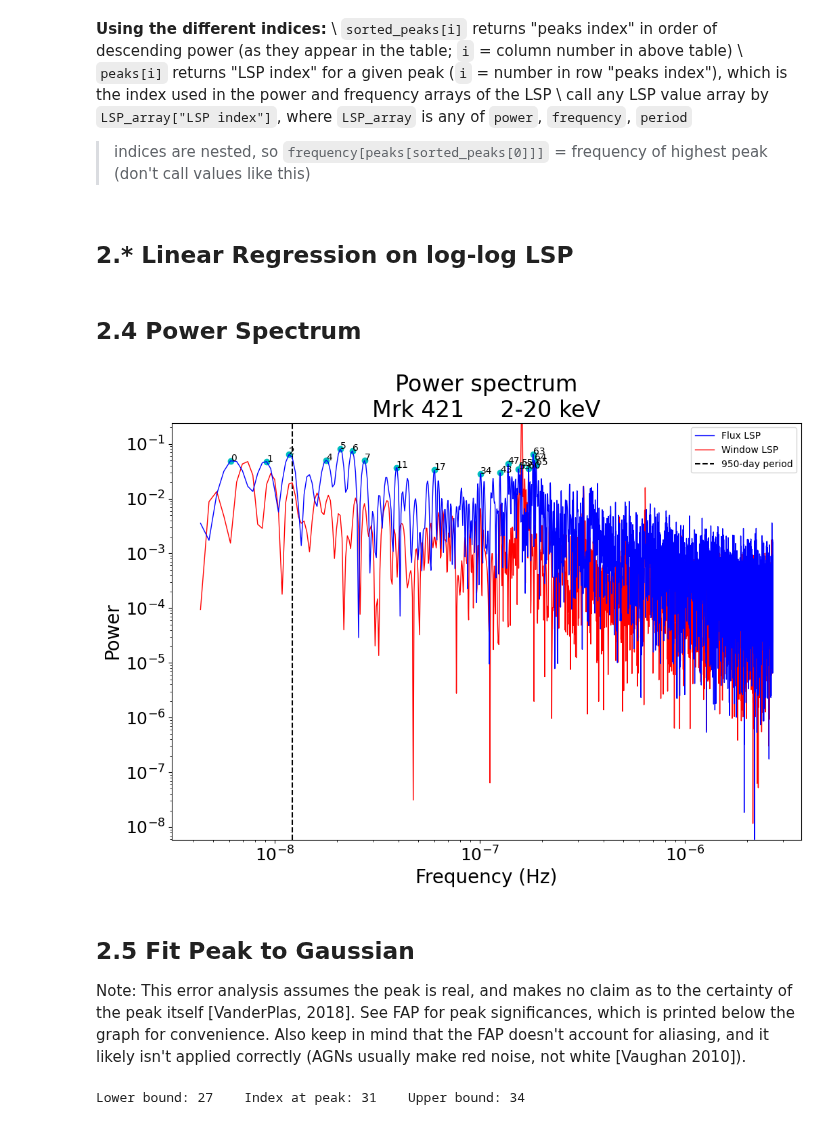
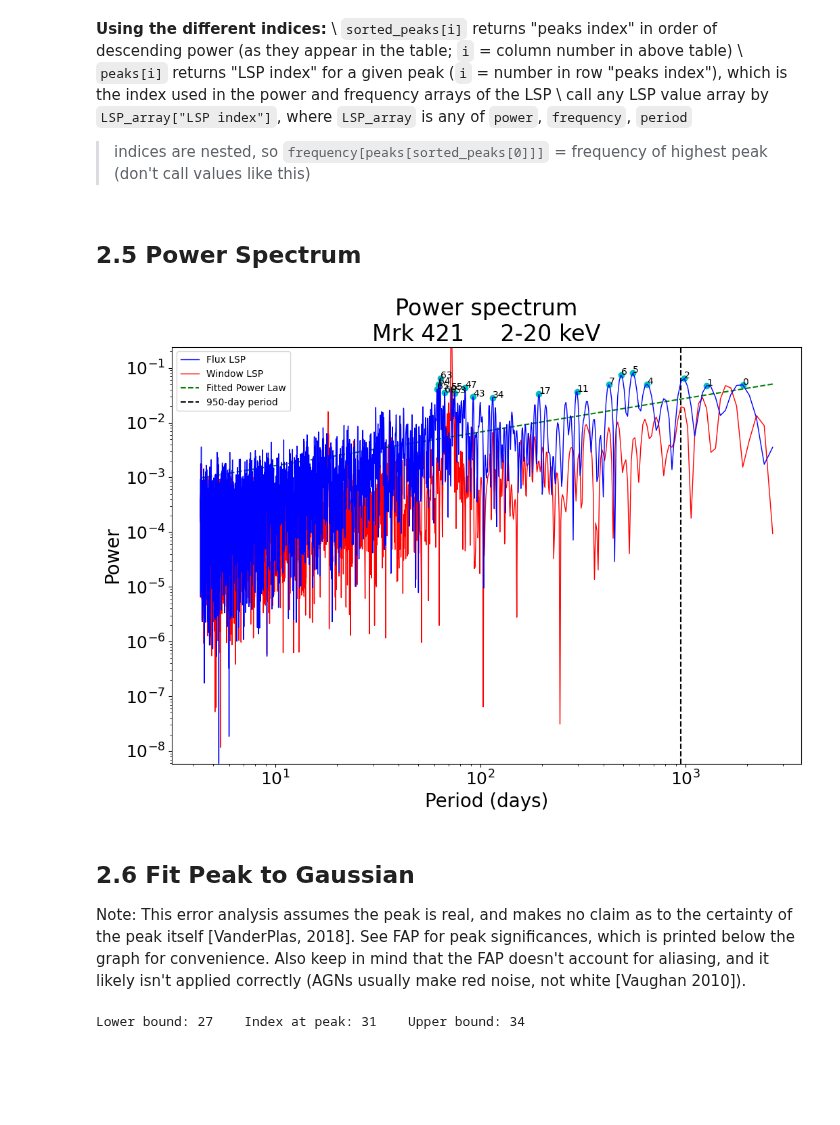
Before and after one commit to Beauremontt/AGN-Flux-Timing-Analysis, a Jupyter notebook: AGNFluxTimingAnalysis.ipynb, the cells around one changed output. Drawn from its saved outputs; the diff is of its cells as text; code cells hidden in the pictures; blank space fills up the shorter version.

Commit message:
Plots fitted power law in power spectrum

```diff
--- a/AGNFluxTimingAnalysis.ipynb
+++ b/AGNFluxTimingAnalysis.ipynb
@@ -297,5 +331,3 @@ FAP             1.05918e-39  7.76237e-36  9.58386e-31  5.32815e-30  2.13269e-22
 `peaks[i]` returns  "LSP index" for a given peak (`i` = number in row "peaks index"), which is the index used in the power and frequency arrays of the LSP \\
 call any LSP value array by `LSP_array["LSP index"]`, where `LSP_array` is any of `power`, `frequency`, `period`
 > indices are nested, so `frequency[peaks[sorted_peaks[0]]]` = frequency of highest peak (don't call values like this)
-# %% [markdown]
-## 2.* Linear Regression on log-log LSP
@@ -304,10 +334,10 @@ call any LSP value array by `LSP_array["LSP index"]`, where `LSP_array` is any o
 # %% [markdown]
-## 2.4 Power Spectrum
+## 2.5 Power Spectrum
 # %%
 # @title  { form-width: "25%" }
 
 # whether to plot the LSP in frequency or period space
-lsp_xaxis = "Frequency (Hz)" # @param ["Frequency (Hz)", "Period (days)"]
+lsp_xaxis = "Period (days)" # @param ["Frequency (Hz)", "Period (days)"]
 
 # period in days to be plotted as a vertical line on the power spectrum
 day_bar = 950 # @param {type:"raw"}
@@ -333,12 +363,16 @@ plt.subplots(1,1,figsize=(12,8))
 if lsp_xaxis == 'Frequency (Hz)':
   lsp_xs = frequency
   tht_xs = ffrequency
+  fit_xs = freq_exp
 else:
   lsp_xs = period
   tht_xs = pperiod
+  fit_xs = period_exp
 plt.plot(lsp_xs, power, 'b', linewidth=1, label='Flux LSP', zorder=3)
 plt.plot(tht_xs, ppower,'r', linewidth=1, label='Window LSP', zorder=2)
 
+# plot linear fit based on log-log plot
+plt.plot(fit_xs, exponential(freq_exp, prefactor, exponent), 'g--', label='Fitted Power Law')
 
 # plot vertical line for scrubbing
 if day_bar != 0 and day_bar != None:
@@ -354,36 +388,36 @@ if top_peaks > 0:
   high_peaks = sorted_peaks[:top_peaks]  # pick out peaks indices of top 1% of peaks
   idx_high = peaks[high_peaks]  # peaks indices to LSP indices
   plt.scatter(lsp_xs[idx_high], power[idx_high], color='c')  # places dots on graph
   for i in range(len(idx_high)):  # label dots with peaks index
     plt.text(lsp_xs[idx_high[i]], power[idx_high[i]], str(high_peaks[i]))
 
 
 # plot labels
 plt.title(f'Power spectrum\n{flux_source}     {band_label}', fontsize=24)
 plt.xlabel(lsp_xaxis, fontsize=20)
 plt.ylabel('Power', fontsize=20)
 plt.tick_params(labelsize=18)
 plt.legend()
 
 # scaling of plot
 plt.xscale('log')
 plt.yscale(lsp_yscale)
 
 # limits of plot
 if default_ylim == True:
   lsp_ylim = (min(power), 1.1*max(power))
   if lsp_yscale == 'log':
     lsp_ylim = (min(power), 3*max(power))
 if lsp_ylim != None: plt.ylim(lsp_ylim)
 
 if lsp_xlim != None: plt.xlim(lsp_xlim)
 
 
 plt.show()
 # %% [output]
-[figure, old version]
+[figure, new version]
 # %% [markdown]
-## 2.5 Fit Peak to Gaussian
+## 2.6 Fit Peak to Gaussian
 Note: This error analysis assumes the peak is real, and makes no claim as to the certainty of the peak itself [VanderPlas, 2018]. See FAP for peak significances, which is printed below the graph for convenience. Also keep in mind that the FAP doesn't account for aliasing, and it likely isn't applied correctly (AGNs usually make red noise, not white [Vaughan 2010]).
 # %%
 # @title  { form-width: "25%" }
```
Also changed, not shown: parts of 5 cells of this notebook.
